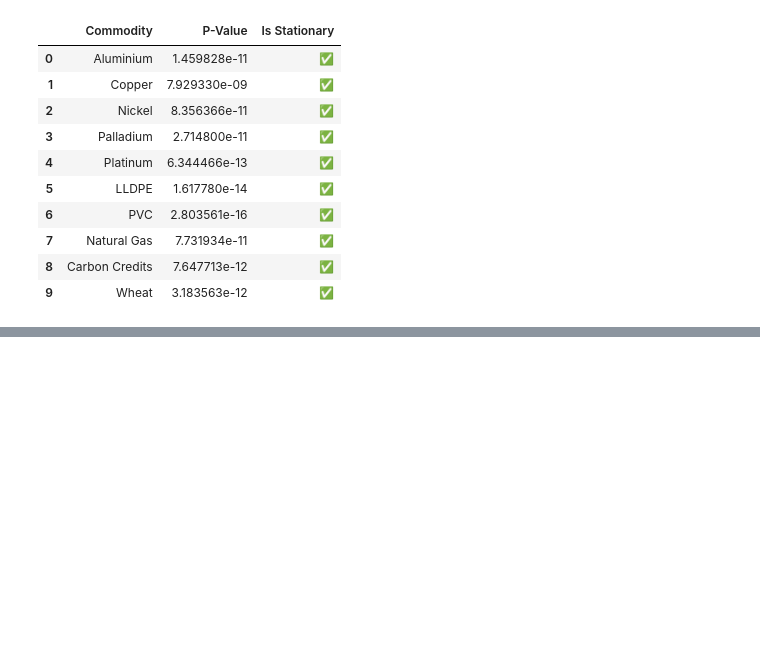
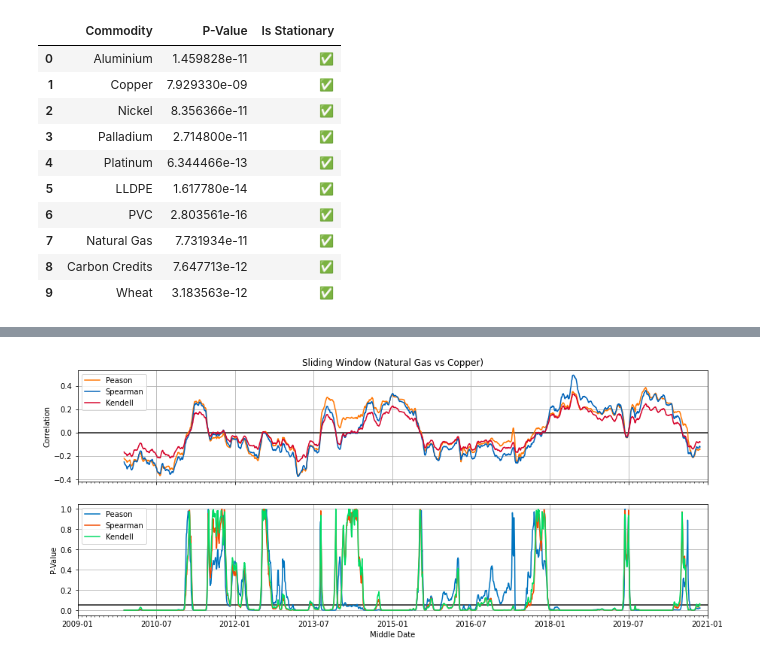
Before and after one commit to Phutoast/commodity-prices-prediction, a Jupyter notebook: explore_data_plot.ipynb, the cells around one changed output, grey strips where cells are left out. Drawn from its saved outputs; the diff is of its cells as text; code cells hidden in the pictures; blank space fills up the shorter version.

Commit message:
Adding More Visualization

```diff
--- a/explore_data_plot.ipynb
+++ b/explore_data_plot.ipynb
@@ -44,0 +45,4 @@ fig3, ax3 = explore_data.plot_correlation_all()
+# %%
+fig4, ax4 = explore_data.plot_window_unrelated()
+# %% [output]
+[figure, added]
```
Also changed, not shown: parts of 6 cells of this notebook, 10 other files.
